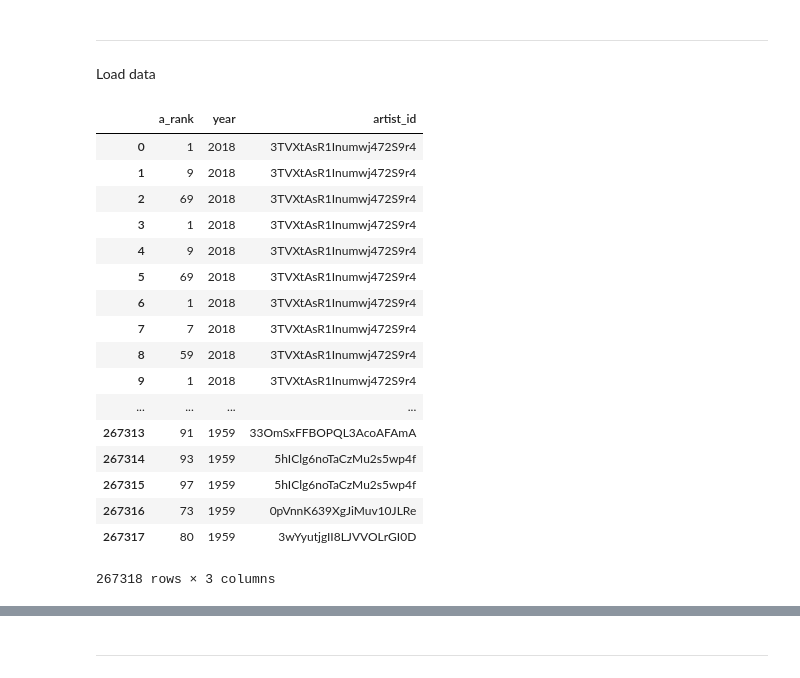
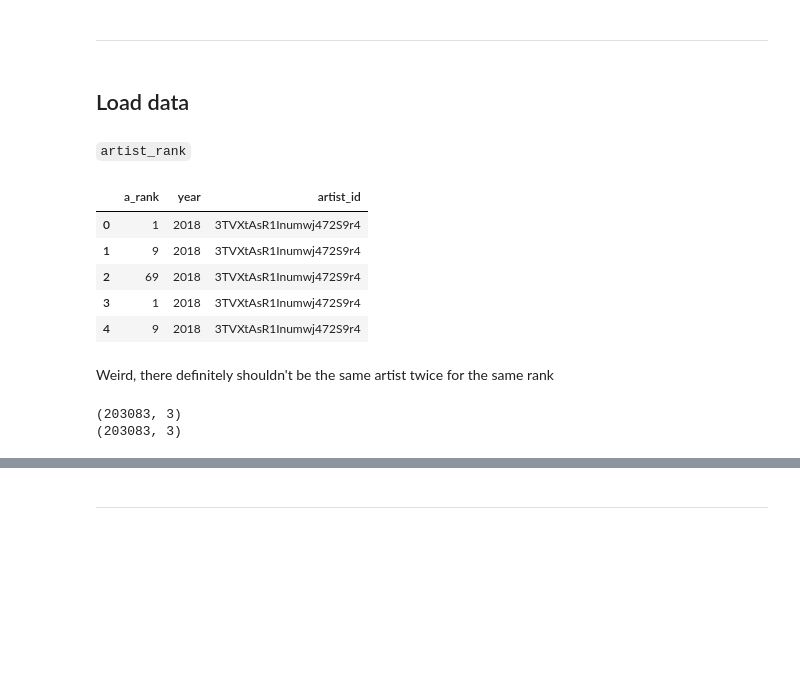
Before and after one commit to LukeMainwaring/MusicGenreViz, a Jupyter notebook: data_mining/data_upload.ipynb, the cells around one changed output, grey strips where cells are left out. Saved outputs shown, nothing was run; the diff lists cells and outputs as text; code cells hidden in the pictures; blank space fills up the shorter version.

```diff
--- a/data_mining/data_upload.ipynb
+++ b/data_mining/data_upload.ipynb
@@ -146,28 +149,27 @@ a_rank          int(11)         NO              PRI             None
 #     print(result)
 # %% [markdown]
 <hr>
-# %% [markdown]
-Load data
+# %% [markdown]
+## Load data
+# %% [markdown]
+`artist_rank`
 # %%
 billboard_file = 'clean_billboard.csv'
 billboard_df = pd.read_csv(billboard_file)
-billboard_df
+artist_rank_df = billboard_df
+artist_rank_df.head()
 # %% [output]
 |  | a_rank | year | artist_id |
 | 0 | 1 | 2018 | 3TVXtAsR1Inumwj472S9r4 |
 | 1 | 9 | 2018 | 3TVXtAsR1Inumwj472S9r4 |
 | 2 | 69 | 2018 | 3TVXtAsR1Inumwj472S9r4 |
 | 3 | 1 | 2018 | 3TVXtAsR1Inumwj472S9r4 |
 | 4 | 9 | 2018 | 3TVXtAsR1Inumwj472S9r4 |
-| 5 | 69 | 2018 | 3TVXtAsR1Inumwj472S9r4 |
-| 6 | 1 | 2018 | 3TVXtAsR1Inumwj472S9r4 |
-| 7 | 7 | 2018 | 3TVXtAsR1Inumwj472S9r4 |
-| 8 | 59 | 2018 | 3TVXtAsR1Inumwj472S9r4 |
-| 9 | 1 | 2018 | 3TVXtAsR1Inumwj472S9r4 |
-| ... | ... | ... | ... |
-| 267313 | 91 | 1959 | 33OmSxFFBOPQL3AcoAFAmA |
-| 267314 | 93 | 1959 | 5hIClg6noTaCzMu2s5wp4f |
-| 267315 | 97 | 1959 | 5hIClg6noTaCzMu2s5wp4f |
-| 267316 | 73 | 1959 | 0pVnnK639XgJiMuv10JLRe |
-| 267317 | 80 | 1959 | 3wYyutjgII8LJVVOLrGI0D |
-267318 rows × 3 columns
+# %% [markdown]
+Weird, there definitely shouldn't be the same artist twice for the same rank
+# %%
+print(artist_rank_df.shape)
+print(artist_rank_df.drop_duplicates().shape)
+# %% [output]
+(203083, 3)
+(203083, 3)
```
Also changed, not shown: parts of 89 cells of this notebook, 8 other files.
